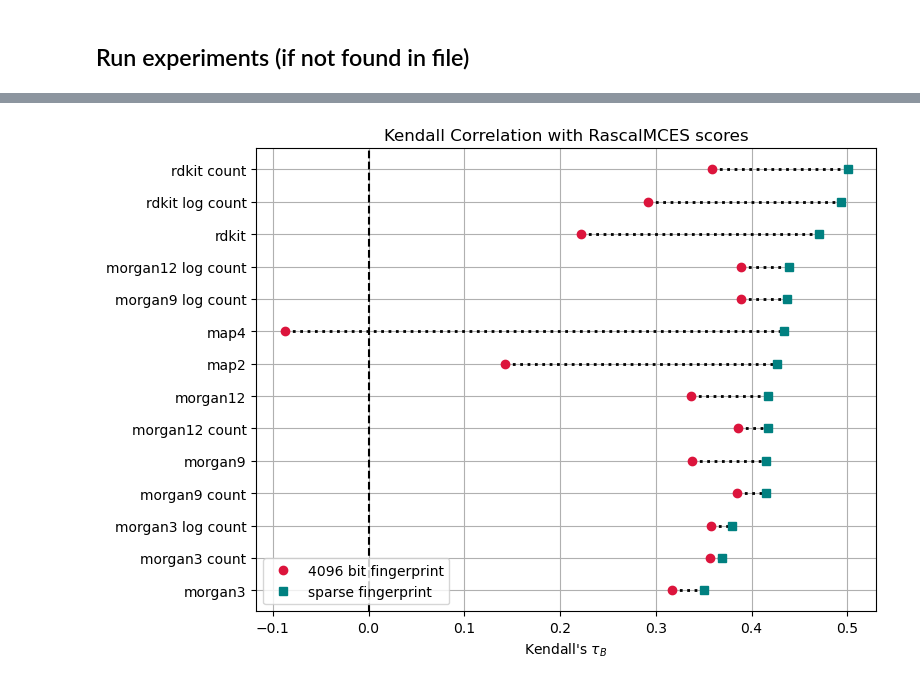
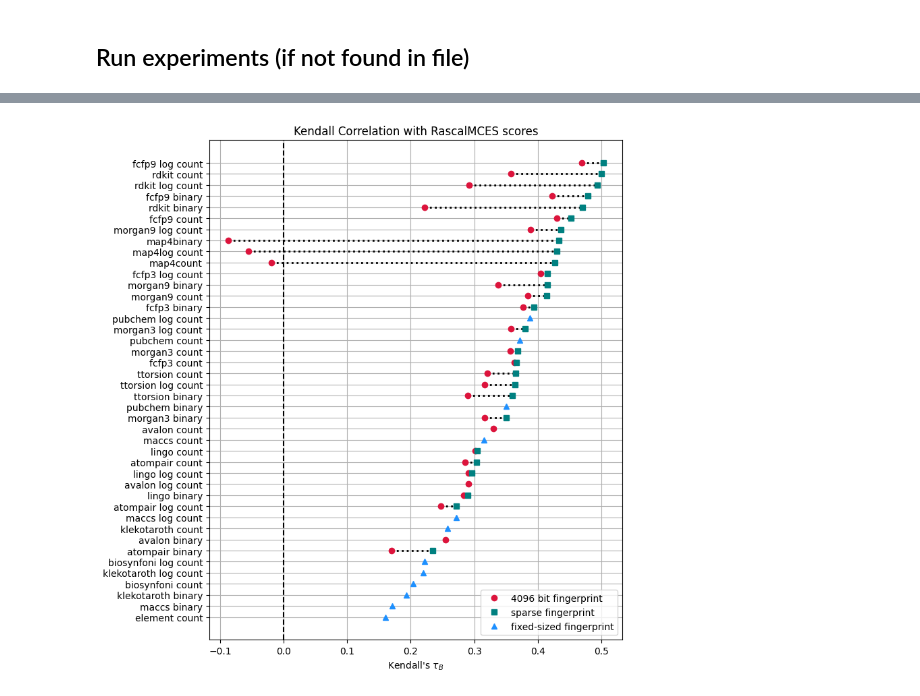
Before and after one commit to florian-huber/molecular_fingerprint_comparisons, a Jupyter notebook: notebooks/fingerprint_analysis_MCES_correlation_experiment.ipynb, the cells around one changed output, grey strips where cells are left out. Cells and saved outputs as stored; diff of their text form; code cells hidden in the pictures.

```diff
--- a/notebooks/fingerprint_analysis_MCES_correlation_experiment.ipynb
+++ b/notebooks/fingerprint_analysis_MCES_correlation_experiment.ipynb
@@ -415,2 +535,7 @@ results = list(results_df.T.to_dict().values())
+# %%
+filename = os.path.join(path_results, "results_rascal_correlations_260217.csv")
+
+results_df = pd.read_csv(filename)
+results = list(results_df.T.to_dict().values())
 # %% [markdown]
 ## Run experiments (if not found in file)
@@ -616,6 +672,9 @@ results_df.sort_values("kendall", ascending=False)
 # %%
 import matplotlib.pyplot as plt
 from matplotlib.lines import Line2D
+
+
+FIXED_SIZED_FPS = ["maccs", "pubchem", "klekotaroth", "biosynfoni", "element"]
 
 
 def plot_tau_comparison(tau_series, title="", filename=None):
@@ -640,6 +699,8 @@ def plot_tau_comparison(tau_series, title="", filename=None):
         if name.endswith('_sparse'):
             base = name[:-7]
             groups.setdefault(base, {})['sparse'] = tau
+        elif np.any([x in name for x in FIXED_SIZED_FPS]):
+            groups.setdefault(name, {})['fixed'] = tau
         else:
             groups.setdefault(name, {})['dense'] = tau
 
@@ -651,10 +712,12 @@ def plot_tau_comparison(tau_series, title="", filename=None):
     )
 
     # 3) Plot
-    fig, ax = plt.subplots(figsize=(8, len(sorted_bases) * 0.4))
+    fig, ax = plt.subplots(figsize=(8, len(sorted_bases) * 0.2))
     y_positions = list(range(len(sorted_bases)))
     for y, base in zip(y_positions, sorted_bases):
         vals = groups[base]
+        if 'fixed' in vals:
+            ax.plot(vals['fixed'], y, marker='^', color="dodgerblue")
         if 'dense' in vals and 'sparse' in vals:
             ax.plot([vals['dense'], vals['sparse']], [y, y], ":", color="black", linewidth=2)
         if 'dense' in vals:
@@ -671,7 +734,7 @@ def plot_tau_comparison(tau_series, title="", filename=None):
 
     # 5) Labels and ticks
     ax.set_yticks(y_positions)
-    names_cleaned = [x.replace("_", " ").replace("logcount", "log count") for x in sorted_bases]
+    names_cleaned = [x.replace("_", " ").replace("logcount", "log count").replace("chemap ","") for x in sorted_bases]
     ax.set_yticklabels(names_cleaned)
     ax.set_xlabel("Kendall's $τ_B$")
     ax.set_title(title)
@@ -680,9 +743,10 @@ def plot_tau_comparison(tau_series, title="", filename=None):
     # 6) Legend
     legend_elements = [
         Line2D([0], [0], marker='o', color='crimson', linestyle='None', label='4096 bit fingerprint'),
-        Line2D([0], [0], marker='s', color='teal',   linestyle='None', label='sparse fingerprint')
+        Line2D([0], [0], marker='s', color='teal',   linestyle='None', label='sparse fingerprint'),
+        Line2D([0], [0], marker='^', color='dodgerblue',   linestyle='None', label='fixed-sized fingerprint')
     ]
-    ax.legend(handles=legend_elements, loc='lower left')
+    ax.legend(handles=legend_elements, loc='lower right')
 
     plt.tight_layout()
 
@@ -692,12 +756,12 @@ def plot_tau_comparison(tau_series, title="", filename=None):
     plt.show()
 
     return fig
-# %%
-plot_tau_comparison(
-    results_df.kendall,
-    "Kendall Correlation with RascalMCES scores",
-    "rascal_kendall_correlation_full.png"
-)
-plt.show()
-# %% [output]
-[figure, removed]
+# %%
+plot_tau_comparison(
+    results_df.kendall,
+    "Kendall Correlation with RascalMCES scores",
+    "rascal_kendall_correlation_full_260215.png"
+)
+plt.show()
+# %% [output]
+[figure, added]
```
Also changed, not shown: parts of 22 cells of this notebook.
